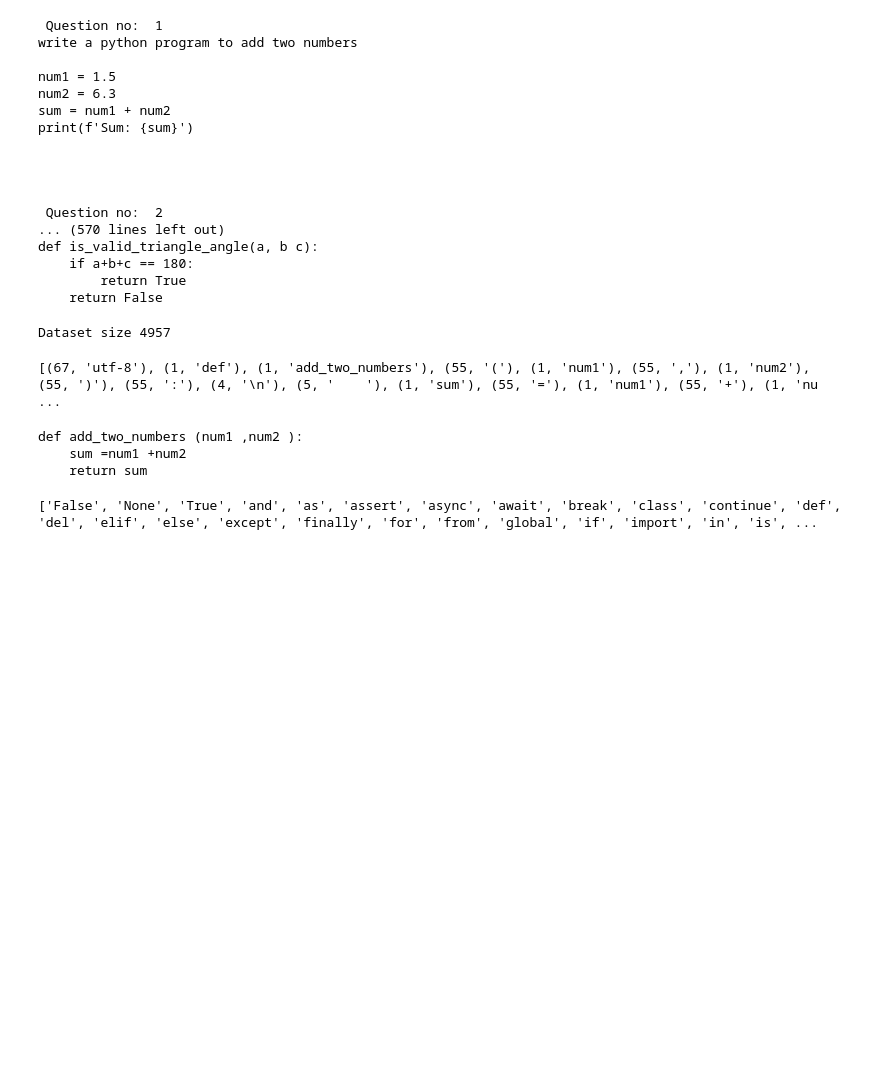
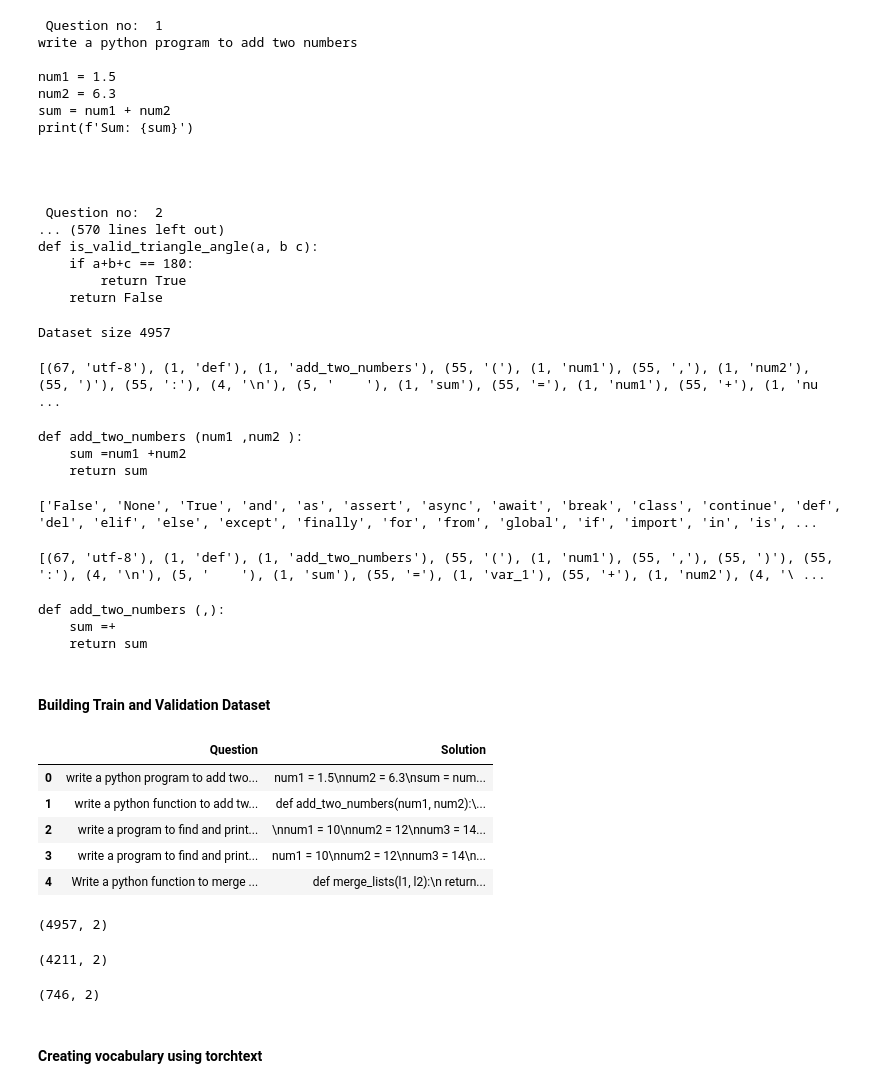
Before and after one commit to HaisamAbbas/Coding-Assistant-with-Transformers, a Jupyter notebook: notebook/mode_training.ipynb, the cells around one changed output. Cells and saved outputs as stored; diff of their text form; code cells hidden in the pictures; blank space fills up the shorter version.

```diff
--- a/notebook/mode_training.ipynb
+++ b/notebook/mode_training.ipynb
@@ -155,0 +186,30 @@ print(keyword.kwlist)
+# %%
+tokenized_sample = augment_tokenize_python_code(dps[1]['Solution'])
+print(tokenized_sample)
+# %% [output]
+[(67, 'utf-8'), (1, 'def'), (1, 'add_two_numbers'), (55, '('), (1, 'num1'), (55, ','), (55, ')'), (55, ':'), (4, '\n'), (5, '    '), (1, 'sum'), (55, '='), (1, 'var_1'), (55, '+'), (1, 'num2'), (4, '\ ...
+# %%
+print(untokenize(tokenized_sample).decode('utf-8'))
+# %% [output]
+def add_two_numbers (,):
+    sum =+
+    return sum
+# %% [markdown]
+#### Building Train and Validation Dataset
+# %%
+
+import pandas as pd
+python_problems_df = pd.DataFrame(dps)
+# %%
+python_problems_df.head()
+# %% [output]
+|  | Question | Solution |
+| 0 | write a python program to add two... | num1 = 1.5\nnum2 = 6.3\nsum = num... |
+| 1 | write a python function to add tw... | def add_two_numbers(num1, num2):\... |
+| 2 | write a program to find and print... | \nnum1 = 10\nnum2 = 12\nnum3 = 14... |
+| 3 | write a program to find and print... | num1 = 10\nnum2 = 12\nnum3 = 14\n... |
+| 4 | Write a python function to merge ... | def merge_lists(l1, l2):\n return... |
+# %%
+python_problems_df.shape
+# %% [output]
+(4957, 2)
@@ -155,0 +223,10 @@ print(keyword.kwlist)
+# %%
+train_df.shape
+# %% [output]
+(4211, 2)
+# %%
+val_df.shape
+# %% [output]
+(746, 2)
+# %% [markdown]
+#### Creating vocabulary using torchtext
```
Also changed, not shown: parts of 2 cells of this notebook, 1 other file.
